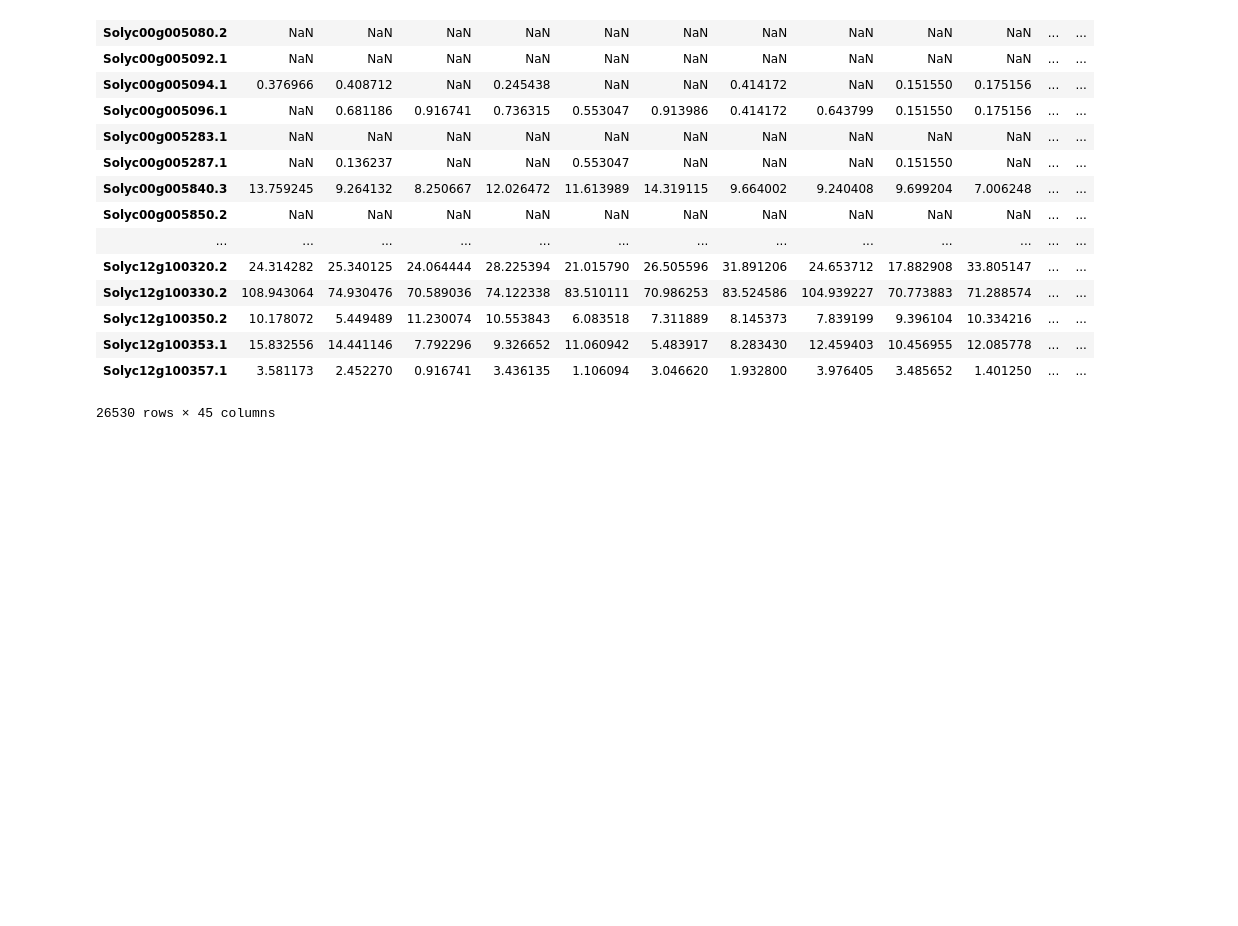
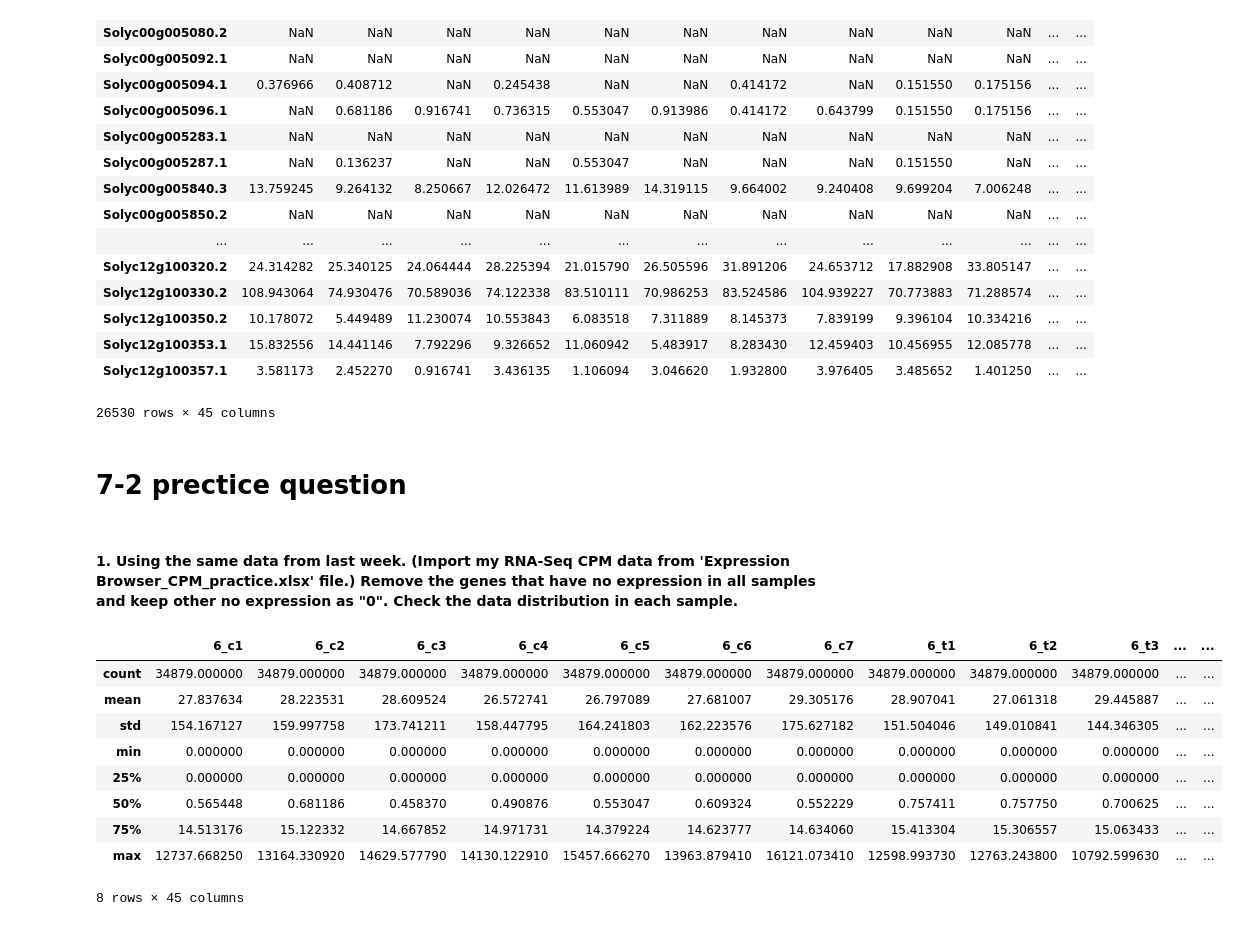
Before and after one commit to UCD-pbio-rclub/python-data-analysis_MinYao.J, a Jupyter notebook: Chapter7-1 questions.ipynb, the cells around one changed output. Drawn from its saved outputs; the diff is of its cells as text; code cells hidden in the pictures; blank space fills up the shorter version.

```diff
--- a/Chapter7-1 questions.ipynb
+++ b/Chapter7-1 questions.ipynb
@@ -106,3 +106,22 @@ reduced_RNASeq
 | Solyc12g100353.1 | 15.832556 | 14.441146 | 7.792296 | 9.326652 | 11.060942 | 5.483917 | 8.283430 | 12.459403 | 10.456955 | 12.085778 | ... | ... |
 | Solyc12g100357.1 | 3.581173 | 2.452270 | 0.916741 | 3.436135 | 1.106094 | 3.046620 | 1.932800 | 3.976405 | 3.485652 | 1.401250 | ... | ... |
 26530 rows × 45 columns
+# %% [markdown]
+# 7-2 prectice question
+# %% [markdown]
+#### 1. Using the same data from last week. (Import my RNA-Seq CPM data from 'Expression Browser_CPM_practice.xlsx' file.) Remove the genes that have no expression in all samples and keep other no expression as "0". Check the data distribution in each sample.
+# %%
+reduced_RNASeq = RNASeq.replace(NA, 0)
+# %%
+reduced_RNASeq.describe()
+# %% [output]
+|  | 6_c1 | 6_c2 | 6_c3 | 6_c4 | 6_c5 | 6_c6 | 6_c7 | 6_t1 | 6_t2 | 6_t3 | ... | ... |
+| count | 34879.000000 | 34879.000000 | 34879.000000 | 34879.000000 | 34879.000000 | 34879.000000 | 34879.000000 | 34879.000000 | 34879.000000 | 34879.000000 | ... | ... |
+| mean | 27.837634 | 28.223531 | 28.609524 | 26.572741 | 26.797089 | 27.681007 | 29.305176 | 28.907041 | 27.061318 | 29.445887 | ... | ... |
+| std | 154.167127 | 159.997758 | 173.741211 | 158.447795 | 164.241803 | 162.223576 | 175.627182 | 151.504046 | 149.010841 | 144.346305 | ... | ... |
+| min | 0.000000 | 0.000000 | 0.000000 | 0.000000 | 0.000000 | 0.000000 | 0.000000 | 0.000000 | 0.000000 | 0.000000 | ... | ... |
+| 25% | 0.000000 | 0.000000 | 0.000000 | 0.000000 | 0.000000 | 0.000000 | 0.000000 | 0.000000 | 0.000000 | 0.000000 | ... | ... |
+| 50% | 0.565448 | 0.681186 | 0.458370 | 0.490876 | 0.553047 | 0.609324 | 0.552229 | 0.757411 | 0.757750 | 0.700625 | ... | ... |
+| 75% | 14.513176 | 15.122332 | 14.667852 | 14.971731 | 14.379224 | 14.623777 | 14.634060 | 15.413304 | 15.306557 | 15.063433 | ... | ... |
+| max | 12737.668250 | 13164.330920 | 14629.577790 | 14130.122910 | 15457.666270 | 13963.879410 | 16121.073410 | 12598.993730 | 12763.243800 | 10792.599630 | ... | ... |
+8 rows × 45 columns
```
Also changed, not shown: parts of 6 cells of this notebook, 1 other file.
